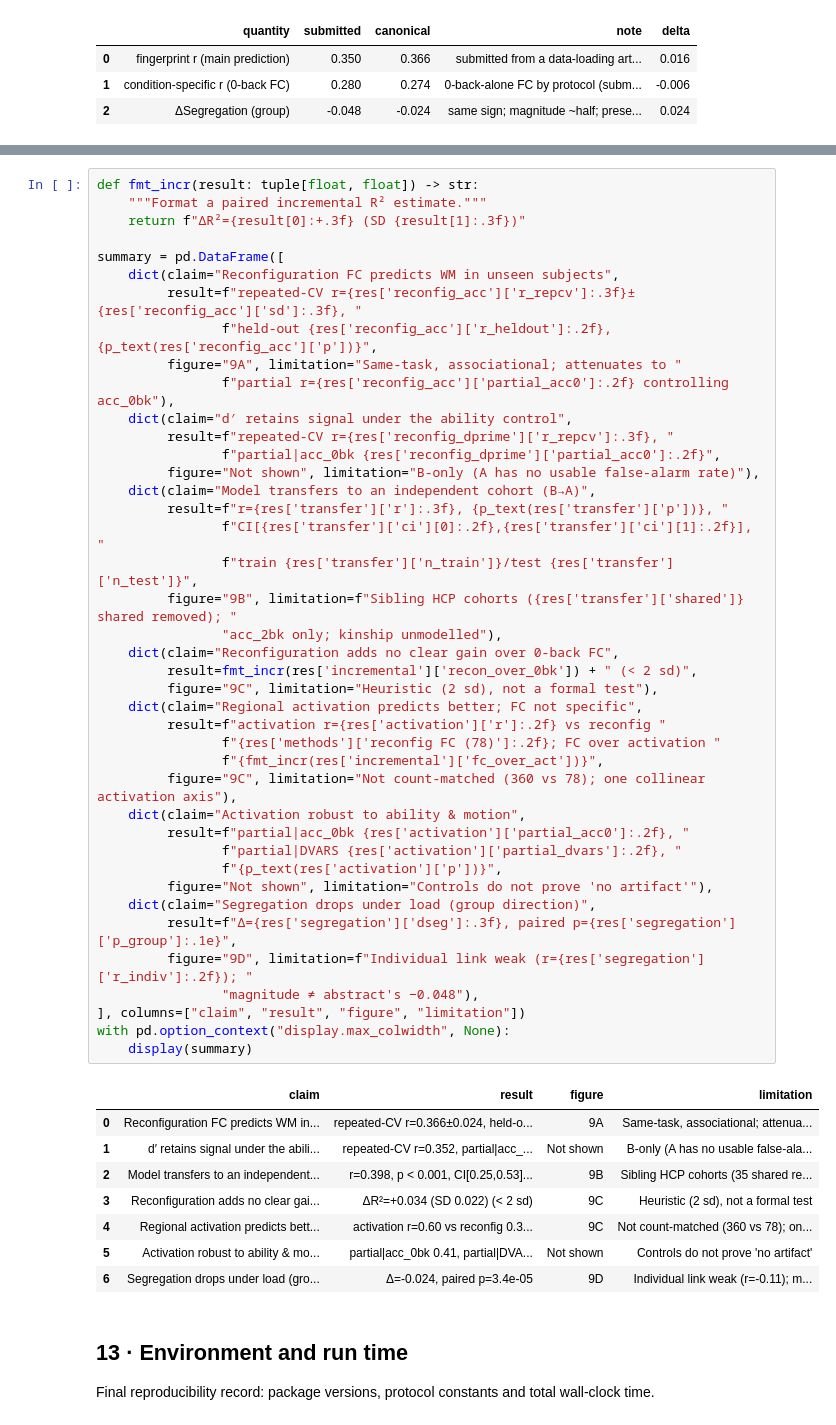
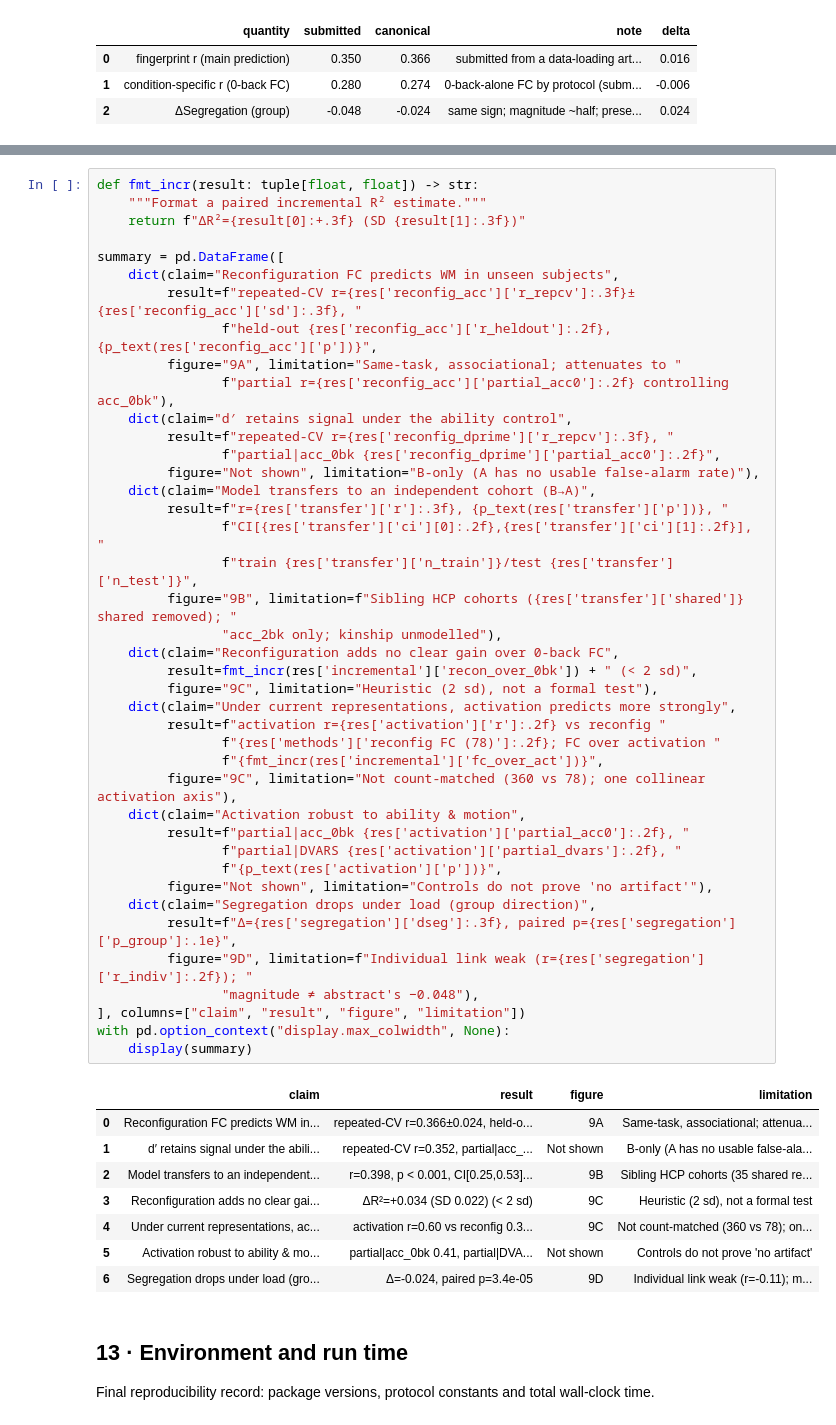
Before and after one commit to The-Gammas/The-Gammas, a Jupyter notebook: pipeline/02_canonical_analysis_and_slides.ipynb, the cells around one changed output, grey strips where cells are left out. Saved outputs shown, nothing was run; the diff lists cells and outputs as text.

```diff
--- a/pipeline/02_canonical_analysis_and_slides.ipynb
+++ b/pipeline/02_canonical_analysis_and_slides.ipynb
@@ -970,35 +1003,35 @@ summary = pd.DataFrame([
          result=f"r={res['transfer']['r']:.3f}, {p_text(res['transfer']['p'])}, "
                 f"CI[{res['transfer']['ci'][0]:.2f},{res['transfer']['ci'][1]:.2f}], "
                 f"train {res['transfer']['n_train']}/test {res['transfer']['n_test']}",
          figure="9B", limitation=f"Sibling HCP cohorts ({res['transfer']['shared']} shared removed); "
                 "acc_2bk only; kinship unmodelled"),
     dict(claim="Reconfiguration adds no clear gain over 0-back FC",
          result=fmt_incr(res['incremental']['recon_over_0bk']) + " (< 2 sd)",
          figure="9C", limitation="Heuristic (2 sd), not a formal test"),
-    dict(claim="Regional activation predicts better; FC not specific",
+    dict(claim="Under current representations, activation predicts more strongly",
          result=f"activation r={res['activation']['r']:.2f} vs reconfig "
                 f"{res['methods']['reconfig FC (78)']:.2f}; FC over activation "
                 f"{fmt_incr(res['incremental']['fc_over_act'])}",
          figure="9C", limitation="Not count-matched (360 vs 78); one collinear activation axis"),
     dict(claim="Activation robust to ability & motion",
          result=f"partial|acc_0bk {res['activation']['partial_acc0']:.2f}, "
                 f"partial|DVARS {res['activation']['partial_dvars']:.2f}, "
                 f"{p_text(res['activation']['p'])}",
          figure="Not shown", limitation="Controls do not prove 'no artifact'"),
     dict(claim="Segregation drops under load (group direction)",
          result=f"Δ={res['segregation']['dseg']:.3f}, paired p={res['segregation']['p_group']:.1e}",
          figure="9D", limitation=f"Individual link weak (r={res['segregation']['r_indiv']:.2f}); "
                 "magnitude ≠ abstract's −0.048"),
 ], columns=["claim", "result", "figure", "limitation"])
 with pd.option_context("display.max_colwidth", None):
     display(summary)
 # %% [output]
 |  | claim | result | figure | limitation |
 | 0 | Reconfiguration FC predicts WM in... | repeated-CV r=0.366±0.024, held-o... | 9A | Same-task, associational; attenua... |
 | 1 | d′ retains signal under the abili... | repeated-CV r=0.352, partial|acc_... | Not shown | B-only (A has no usable false-ala... |
 | 2 | Model transfers to an independent... | r=0.398, p < 0.001, CI[0.25,0.53]... | 9B | Sibling HCP cohorts (35 shared re... |
 | 3 | Reconfiguration adds no clear gai... | ΔR²=+0.034 (SD 0.022) (< 2 sd) | 9C | Heuristic (2 sd), not a formal test |
-| 4 | Regional activation predicts bett... | activation r=0.60 vs reconfig 0.3... | 9C | Not count-matched (360 vs 78); on... |
+| 4 | Under current representations, ac... | activation r=0.60 vs reconfig 0.3... | 9C | Not count-matched (360 vs 78); on... |
 | 5 | Activation robust to ability & mo... | partial|acc_0bk 0.41, partial|DVA... | Not shown | Controls do not prove 'no artifact' |
 | 6 | Segregation drops under load (gro... | Δ=-0.024, paired p=3.4e-05 | 9D | Individual link weak (r=-0.11); m... |
 # %% [markdown]
```
Also changed, not shown: parts of 9 cells of this notebook, 1 other file.
